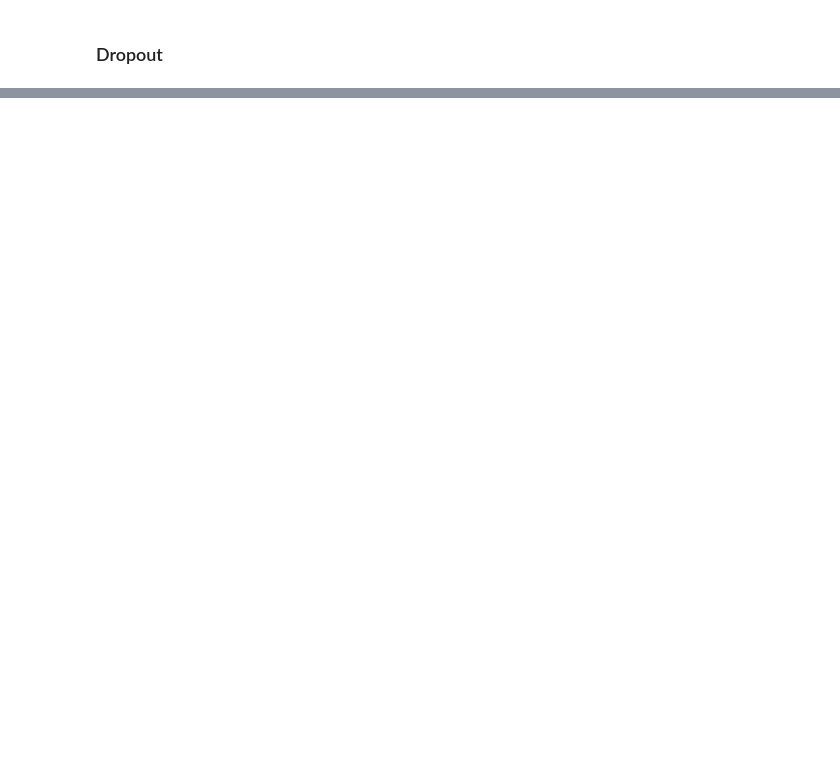
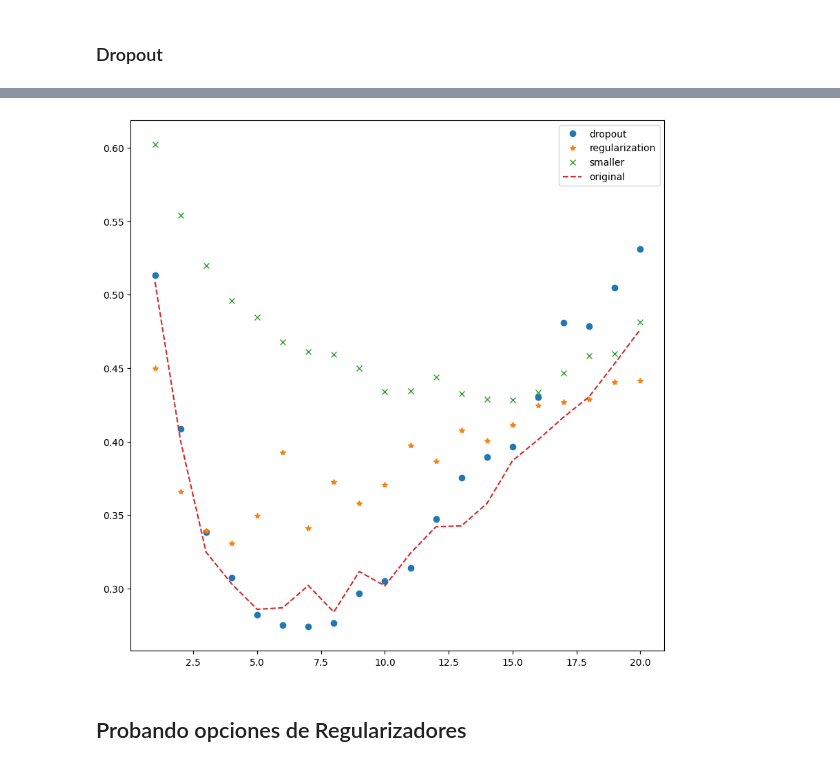
Before and after one commit to juank1400/learn-tensorflow, a Jupyter notebook: clasificacion-binaria-overfitting.ipynb, the cells around one changed output, grey strips where cells are left out. Cells and saved outputs as stored; diff of their text form; code cells hidden in the pictures; blank space fills up the shorter version.

```diff
--- a/clasificacion-binaria-overfitting.ipynb
+++ b/clasificacion-binaria-overfitting.ipynb
@@ -219,0 +182,25 @@ Epoch 20/20
+# %%
+from matplotlib import pyplot as plt
+
+
+history_dict = history.history
+loss_values = history_dict['loss']
+val_loss_values = history_dict['val_loss']
+
+val_loss_values4 = history4.history['val_loss']
+val_loss_values3 = history3.history['val_loss']
+val_loss_values2 = history2.history['val_loss']
+
+
+fig = plt.figure(figsize=(10,10))
+epoch = range(1,len(loss_values)+1)
+plt.plot(epoch,val_loss_values4, 'o',label='dropout')
+plt.plot(epoch,val_loss_values3, '*',label='regularization')
+plt.plot(epoch,val_loss_values2, 'x',label='smaller')
+plt.plot(epoch,val_loss_values, '--',label='original')
+plt.legend()
+plt.show()
+# %% [output]
+[figure, added]
+# %% [markdown]
+## Probando opciones de Regularizadores
```
Also changed, not shown: parts of 11 cells of this notebook.
